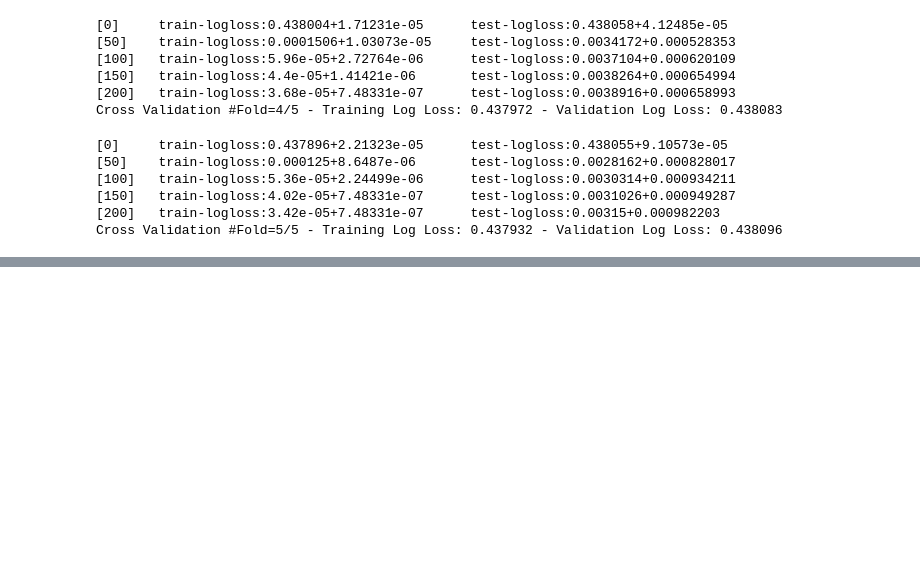
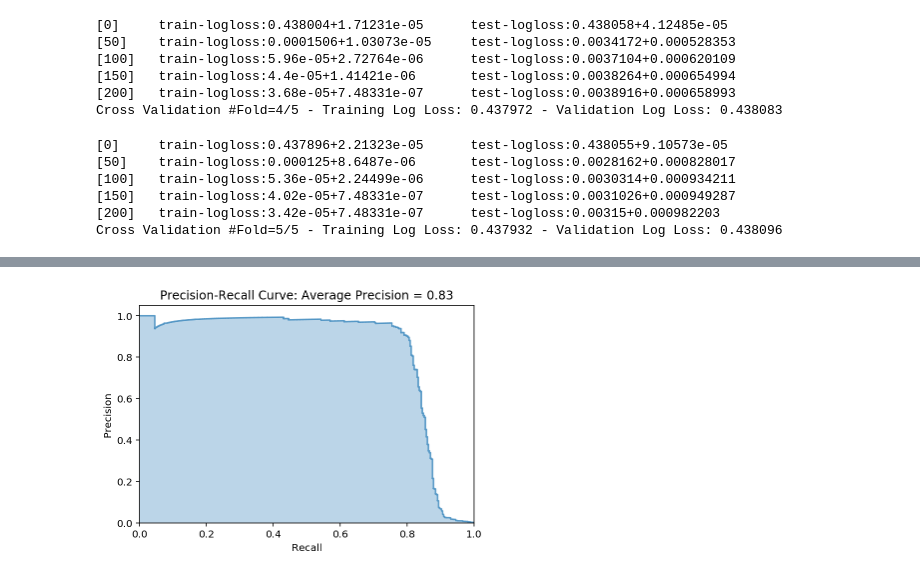
Before and after one commit to frankrefischer/unsuper-02, a Jupyter notebook: Credit Card Fraud.ipynb, the cells around one changed output, grey strips where cells are left out. Drawn from its saved outputs; the diff is of its cells as text; code cells hidden in the pictures; blank space fills up the shorter version.

```diff
--- a/Credit Card Fraud.ipynb
+++ b/Credit Card Fraud.ipynb
@@ -365,0 +378,18 @@ np.argmin(cvr['test-logloss-mean'].values)
+# %%
+def make_xbg_classifier():
+    return xgb.XGBClassifier(max_depth=6,
+                             learning_rate=0.3,
+                             silent=1,
+                             objective='binary:logistic',
+                             n_jobs=16,
+                             gamma=0,
+                             min_child_weight=1,
+                             max_delta_step=0,
+                             subsample=1.0,
+                             colsample_bytree=1.0,
+                             random_state=2018)
+
+xgb_model = make_xbg_classifier()
+# %%
+xgb_model_predictions = train_model(model=xgb_model, cross_validator=stratified_kfold)
+xgb_model_predictions_df = make_predictions_dataframe(xgb_model_predictions)
@@ -365,0 +402,4 @@ np.argmin(cvr['test-logloss-mean'].values)
+# %%
+plot_precision_recall_curve(xgb_model_predictions_df)
+# %% [output]
+[figure, added]
```
Also changed, not shown: parts of 9 cells of this notebook.
